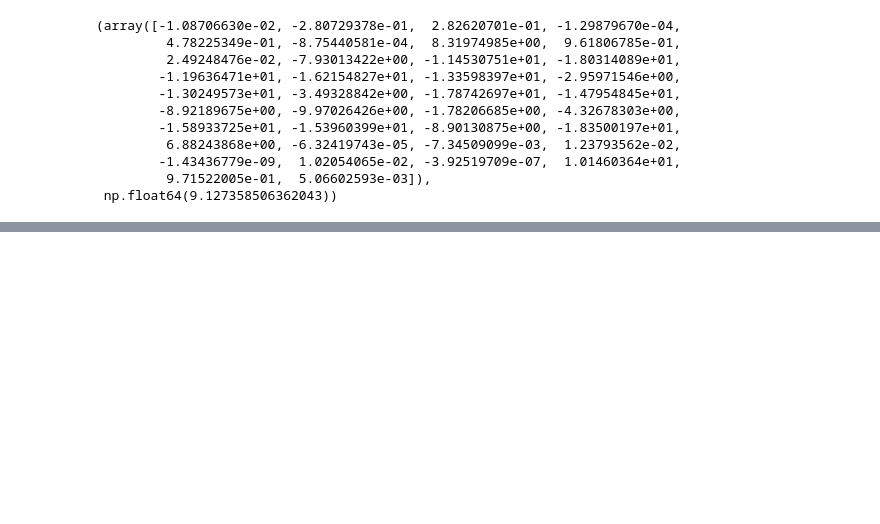
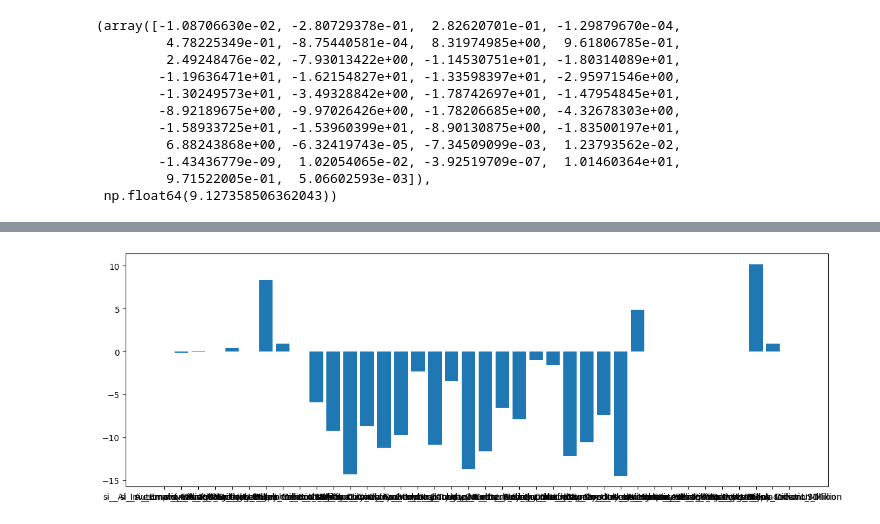
Before and after one commit to AftabQuant/Machine-Learning-Chronicles, a Jupyter notebook: Machine Learning Hub/Data Science Course/Revision Of Algorithms/Supervised Learnings/Regression Algorithms.ipynb, the cells around one changed output, grey strips where cells are left out. Saved outputs shown, nothing was run; the diff lists cells and outputs as text; code cells hidden in the pictures; blank space fills up the shorter version.

```diff
--- a/Machine Learning Hub/Data Science Course/Revision Of Algorithms/Supervised Learnings/Regression Algorithms.ipynb
+++ b/Machine Learning Hub/Data Science Course/Revision Of Algorithms/Supervised Learnings/Regression Algorithms.ipynb
@@ -217,0 +293,3 @@ hello
+# %%
+ri = Ridge(alpha=0.005)
+ric = RidgeCV(cv=10)
@@ -217,0 +325,6 @@ hello
+# %%
+plt.figure(figsize=(15, 5))
+plt.bar(x_en.columns, ri.coef_)
+plt.show()
+# %% [output]
+[figure, added]
```
Also changed, not shown: parts of 18 cells of this notebook.
